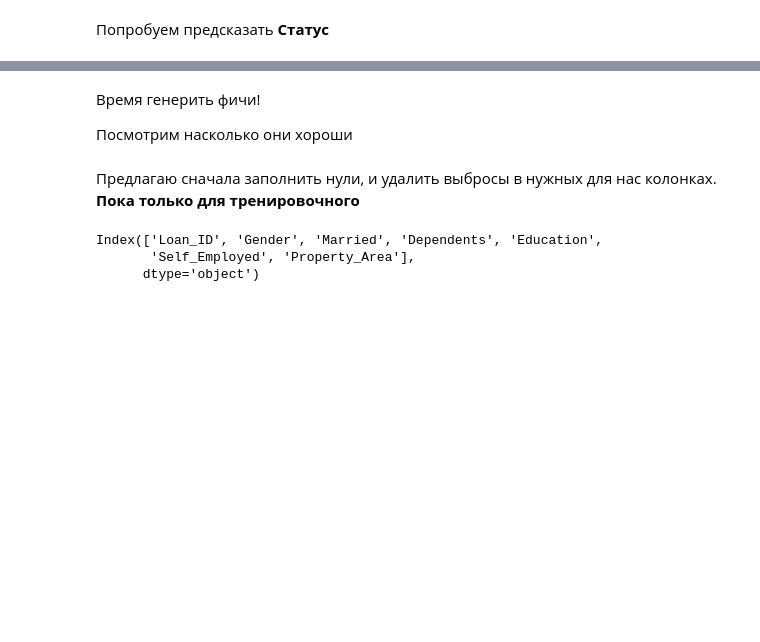
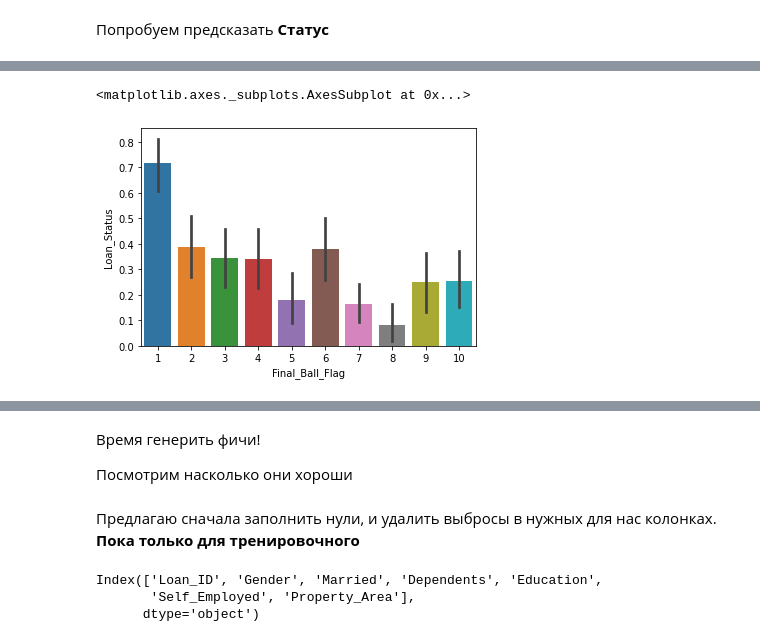
Before and after one commit to vita1pa/Loan-Prediction-Hackathon, a Jupyter notebook: Loan Prediction EDA - AV.ipynb, the cells around one changed output, grey strips where cells are left out. Saved outputs shown, nothing was run; the diff lists cells and outputs as text; code cells hidden in the pictures; blank space fills up the shorter version.

```diff
--- a/Loan Prediction EDA - AV.ipynb
+++ b/Loan Prediction EDA - AV.ipynb
@@ -1060,0 +1145,5 @@ Image(url= "https://assets.ltkcontent.com/images/85044/rural-urban-suburban_0066
+# %%
+# labels = ['1','2','3']
+labels = ['1','2','3','4','5','6','7','8','9','10']
+
+train_cat_tr['Final_Ball_Flag'] = pd.qcut(train_cat_tr['Final_Ball'], labels=labels, q=10)
@@ -1060,0 +1171,5 @@ Image(url= "https://assets.ltkcontent.com/images/85044/rural-urban-suburban_0066
+# %%
+sns.barplot(x='Final_Ball_Flag', y='Loan_Status', data=train_cat_tr)
+# %% [output]
+<matplotlib.axes._subplots.AxesSubplot at 0x...>
+[figure, added]
```
Also changed, not shown: parts of 41 cells of this notebook.
